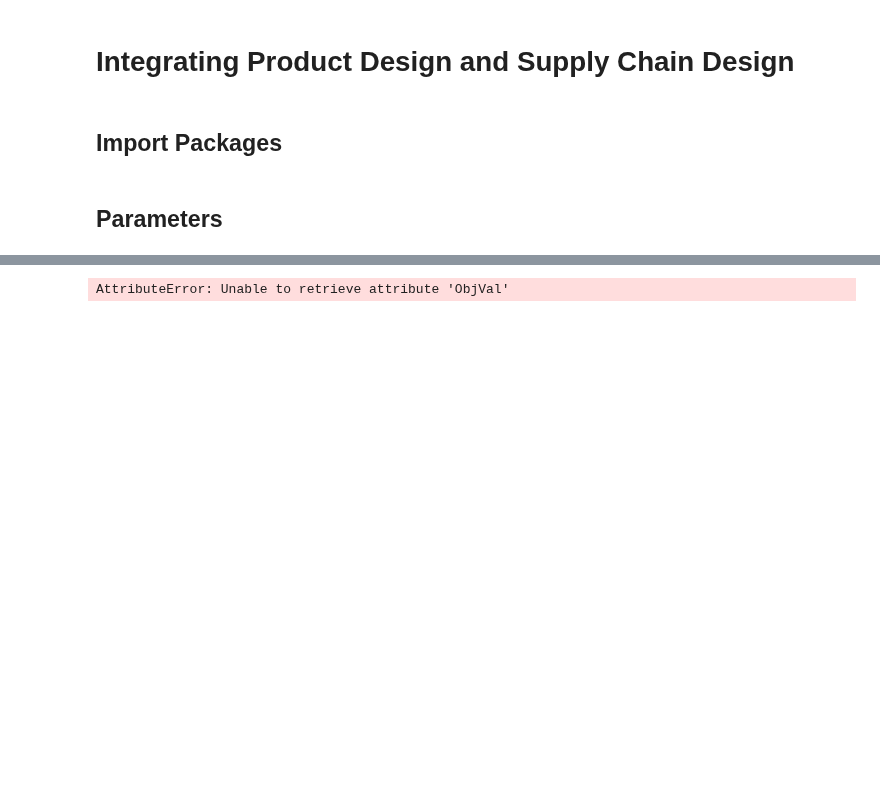
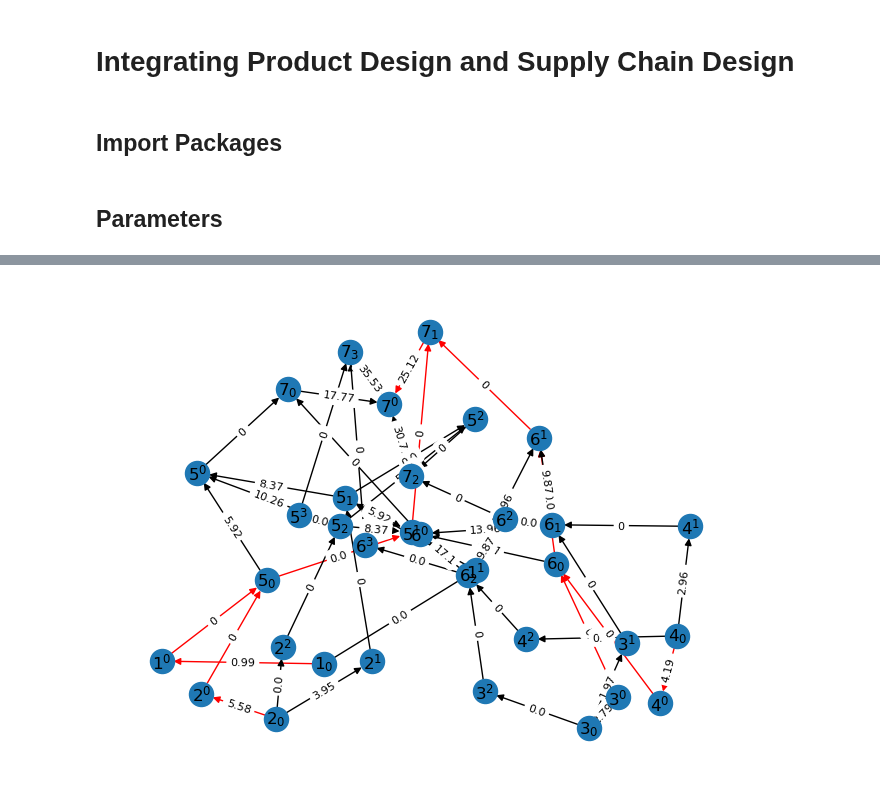
Before and after one commit to hmedal/sae-dsc-hmedal, a Jupyter notebook: examples/multi-commodity.ipynb, the cells around one changed output, grey strips where cells are left out. Drawn from its saved outputs; the diff is of its cells as text; code cells hidden in the pictures; blank space fills up the shorter version.

```diff
--- a/examples/multi-commodity.ipynb
+++ b/examples/multi-commodity.ipynb
@@ -219,9 +317,0 @@ def create_dp_graphMulticommodity(G : nx.DiGraph):
-# %%
-dp_G = create_dp_graph(G)
-
-pos = nx.spring_layout(dp_G)
-nx.draw(dp_G, pos, with_labels=True)
-edge_labels = {(u, v): (data['time'], round(data['cost'],2))
-               for u, v, data in dp_G.edges(data=True)}
-nx.draw_networkx_edge_labels(dp_G, pos, edge_labels=edge_labels)
-plt.show()
@@ -255,0 +318,22 @@ plt.show()
+# %%
+def getNetFlowExpr(G, x, node):
+    return qsum(x[e] for e in G.out_edges(node)) - qsum(x[e] for e in G.in_edges(node))
+
+finalNodeStr = str(finalNode) + '^0'
+startNodes = [str(n) + '_0' for n in components]
+
+nodeTypes = nx.get_node_attributes(dp_G, 'nodeType')
+multicommodNodes = [n for n in dp_G.nodes() if nodeTypes[n] == 'multi-component']
+
+def getAllMultiCommodInEdges():
+    for n in multicommodNodes:
+        for e in dp_G.in_edges(n):
+            yield e
+
+def getNetFlowExprRHS(n):
+    if n in startNodes:
+        return 1
+    elif n == finalNodeStr:
+        return -len(startNodes)
+    else:
+        return 0
@@ -256,7 +395,11 @@ plt.show()
 # %%
-# #edgesUsed = [(path[i], path[i+1]) for i in range(len(path)-1)]
-# edge_colors = ['red' if edge in edgesUsed else 'black'
-#                for edge in dp_G.edges()]
-# nx.draw(dp_G, pos, edge_color=edge_colors, with_labels=True)
-# nx.draw_networkx_edge_labels(dp_G, pos, edge_labels=edge_labels)
-# plt.show()
+edgesUsed = [(e[0], e[1]) for e in m._x if m._x[e].x > 0.0]
+edge_colors = ['red' if edge in edgesUsed else 'black'
+               for edge in dp_G.edges()]
+nx.draw(dp_G, pos, edge_color=edge_colors,
+        labels = node_labels, with_labels=True)
+nx.draw_networkx_edge_labels(dp_G, pos, edge_labels=edge_labels,
+                             font_size=8)
+plt.show()
+# %% [output]
+[figure, added]
@@ -277,30 +405,0 @@ def getNetFlowExprRHS(n):
-# %%
-def getOptimizedShortestPathModel(vtypeY = GRB.BINARY, log = False):
-    m = gp.Model("shortest_path")
-    m.Params.LogToConsole = log
-
-    flowEdges = dp_G.edges() - dp_G.in_edges(finalNodeStr)
-
-    x = m.addVars(dp_G.edges(), name="x")
-    y = m.addVars(dp_G.in_edges(finalNodeStr), name="y", vtype=vtypeY)
-    m._x = x
-    m._y = y
-
-    m.setObjective(qsum(x[e]*dp_G.edges[e]['cost'] for e in flowEdges) +
-                qsum(y[e]*dp_G.edges[e]['cost'] for e in y),
-                GRB.MINIMIZE)
-
-    m.addConstrs((x[e] <= numComponents*y[e] for e in y), "UB")
-    m.addConstrs((getNetFlowExpr(dp_G, x, n) == getNetFlowExprRHS(n)
-                for n in dp_G.nodes()), "netflow")
-
-    m.optimize()
-    m.write('shortest_path.lp')
-    return m
-
-m = getOptimizedShortestPathModel(vtypeY = GRB.CONTINUOUS)
-print("Relaxed Cost: $", format(m.ObjVal, ",.2f"))
-m = getOptimizedShortestPathModel(log = False)
-print("Optimal Cost: $", format(m.ObjVal, ",.2f"))
-# %% [output]
-AttributeError: Unable to retrieve attribute 'ObjVal'
```
Also changed, not shown: parts of 28 cells of this notebook, 4 other files.
